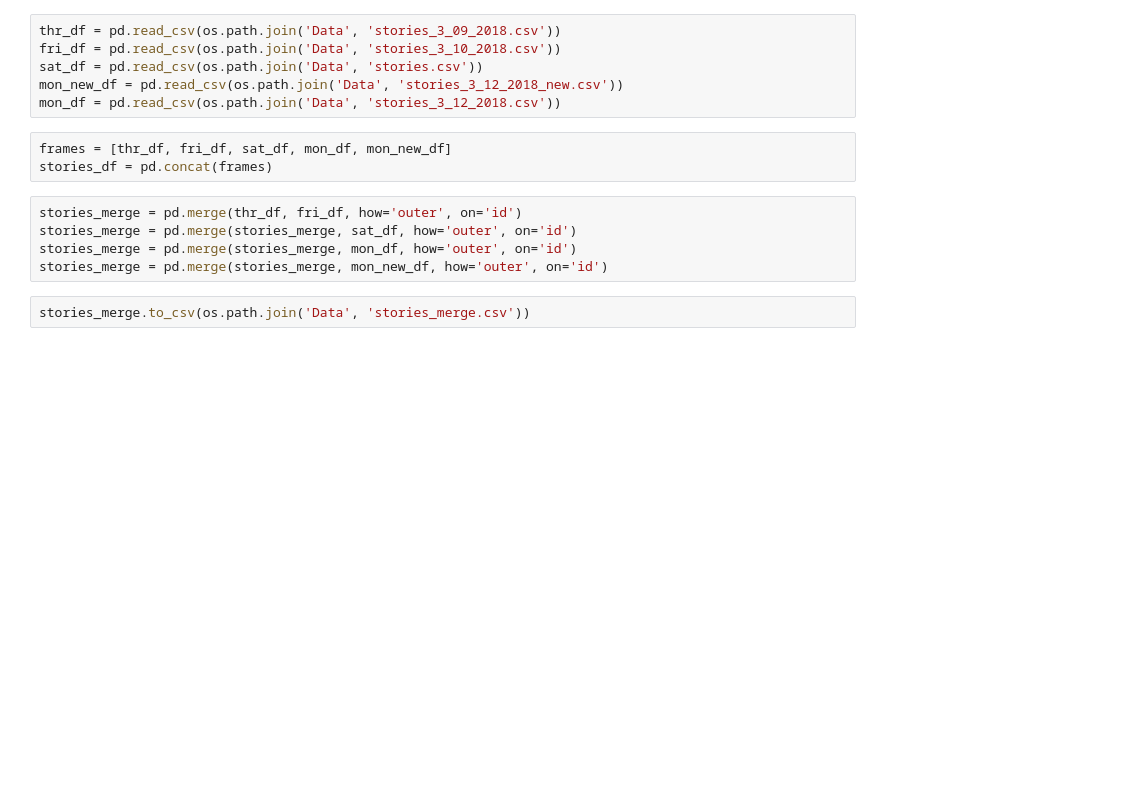
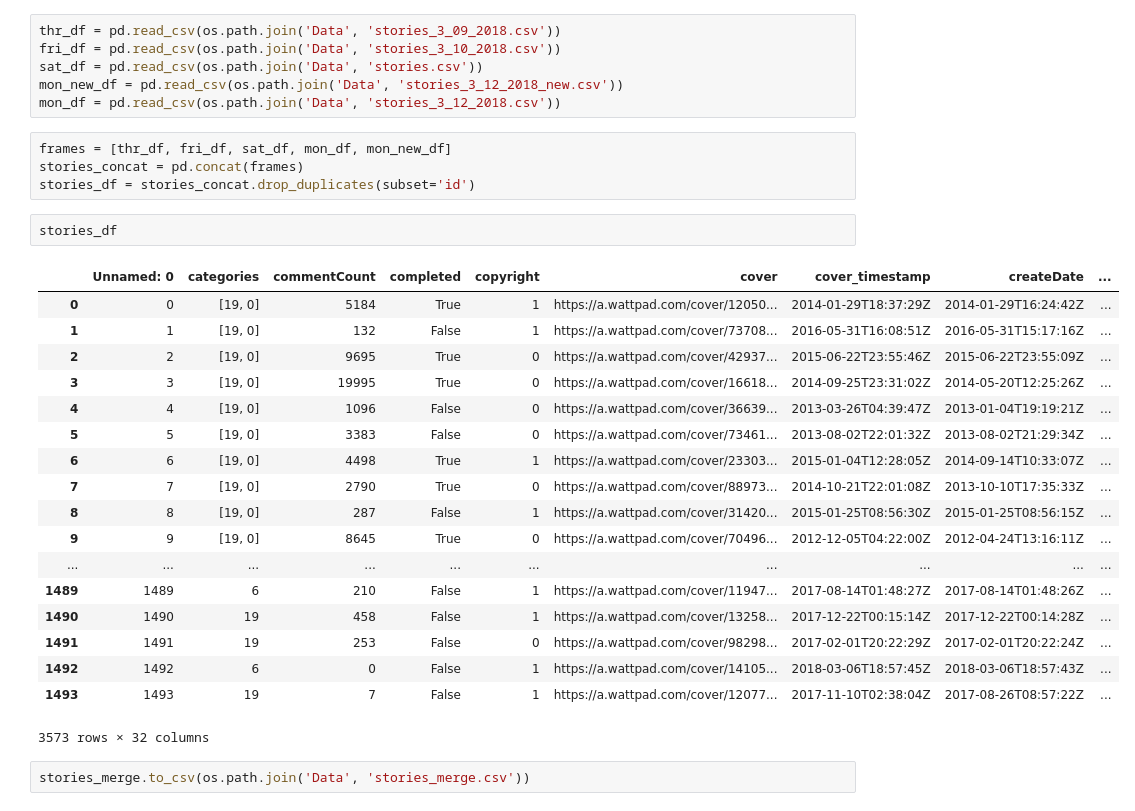
Before and after one commit to rupalimayekar/ProjectWattpad, a Jupyter notebook: DataProcessing.ipynb, the cells around one changed output. Saved outputs shown, nothing was run; the diff lists cells and outputs as text; blank space fills up the shorter version.

Commit message:
merge all CSVs into one file

```diff
--- a/DataProcessing.ipynb
+++ b/DataProcessing.ipynb
@@ -186,12 +186,29 @@ mon_new_df = pd.read_csv(os.path.join('Data', 'stories_3_12_2018_new.csv'))
 mon_df = pd.read_csv(os.path.join('Data', 'stories_3_12_2018.csv'))
 # %%
 frames = [thr_df, fri_df, sat_df, mon_df, mon_new_df]
-stories_df = pd.concat(frames)
+stories_concat = pd.concat(frames)
+stories_df = stories_concat.drop_duplicates(subset='id')
-# %%
-stories_merge = pd.merge(thr_df, fri_df, how='outer', on='id')
-stories_merge = pd.merge(stories_merge, sat_df, how='outer', on='id')
-stories_merge = pd.merge(stories_merge, mon_df, how='outer', on='id')
-stories_merge = pd.merge(stories_merge, mon_new_df, how='outer', on='id')
+# %%
+stories_df
+# %% [output]
+|  | Unnamed: 0 | categories | commentCount | completed | copyright | cover | cover_timestamp | createDate | ... |
+| 0 | 0 | [19, 0] | 5184 | True | 1 | https://a.wattpad.com/cover/12050... | 2014-01-29T18:37:29Z | 2014-01-29T16:24:42Z | ... |
+| 1 | 1 | [19, 0] | 132 | False | 1 | https://a.wattpad.com/cover/73708... | 2016-05-31T16:08:51Z | 2016-05-31T15:17:16Z | ... |
+| 2 | 2 | [19, 0] | 9695 | True | 0 | https://a.wattpad.com/cover/42937... | 2015-06-22T23:55:46Z | 2015-06-22T23:55:09Z | ... |
+| 3 | 3 | [19, 0] | 19995 | True | 0 | https://a.wattpad.com/cover/16618... | 2014-09-25T23:31:02Z | 2014-05-20T12:25:26Z | ... |
+| 4 | 4 | [19, 0] | 1096 | False | 0 | https://a.wattpad.com/cover/36639... | 2013-03-26T04:39:47Z | 2013-01-04T19:19:21Z | ... |
+| 5 | 5 | [19, 0] | 3383 | False | 0 | https://a.wattpad.com/cover/73461... | 2013-08-02T22:01:32Z | 2013-08-02T21:29:34Z | ... |
+| 6 | 6 | [19, 0] | 4498 | True | 1 | https://a.wattpad.com/cover/23303... | 2015-01-04T12:28:05Z | 2014-09-14T10:33:07Z | ... |
+| 7 | 7 | [19, 0] | 2790 | True | 0 | https://a.wattpad.com/cover/88973... | 2014-10-21T22:01:08Z | 2013-10-10T17:35:33Z | ... |
+| 8 | 8 | [19, 0] | 287 | False | 1 | https://a.wattpad.com/cover/31420... | 2015-01-25T08:56:30Z | 2015-01-25T08:56:15Z | ... |
+| 9 | 9 | [19, 0] | 8645 | True | 0 | https://a.wattpad.com/cover/70496... | 2012-12-05T04:22:00Z | 2012-04-24T13:16:11Z | ... |
+| ... | ... | ... | ... | ... | ... | ... | ... | ... | ... |
+| 1489 | 1489 | 6 | 210 | False | 1 | https://a.wattpad.com/cover/11947... | 2017-08-14T01:48:27Z | 2017-08-14T01:48:26Z | ... |
+| 1490 | 1490 | 19 | 458 | False | 1 | https://a.wattpad.com/cover/13258... | 2017-12-22T00:15:14Z | 2017-12-22T00:14:28Z | ... |
+| 1491 | 1491 | 19 | 253 | False | 0 | https://a.wattpad.com/cover/98298... | 2017-02-01T20:22:29Z | 2017-02-01T20:22:24Z | ... |
+| 1492 | 1492 | 6 | 0 | False | 1 | https://a.wattpad.com/cover/14105... | 2018-03-06T18:57:45Z | 2018-03-06T18:57:43Z | ... |
+| 1493 | 1493 | 19 | 7 | False | 1 | https://a.wattpad.com/cover/12077... | 2017-11-10T02:38:04Z | 2017-08-26T08:57:22Z | ... |
+3573 rows × 32 columns
 # %%
 stories_merge.to_csv(os.path.join('Data', 'stories_merge.csv'))
 # %% [markdown]
```
Also changed, not shown: 1 other file.
